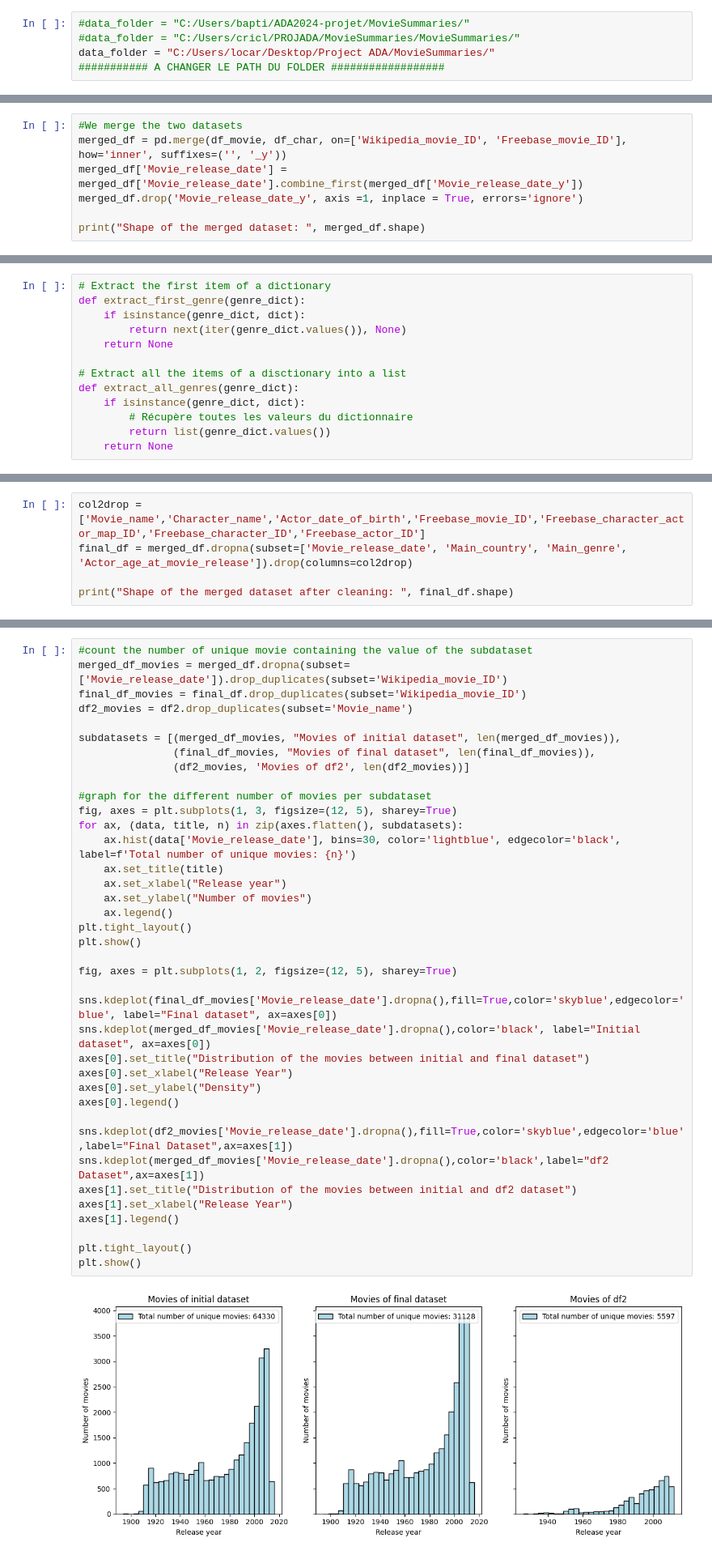
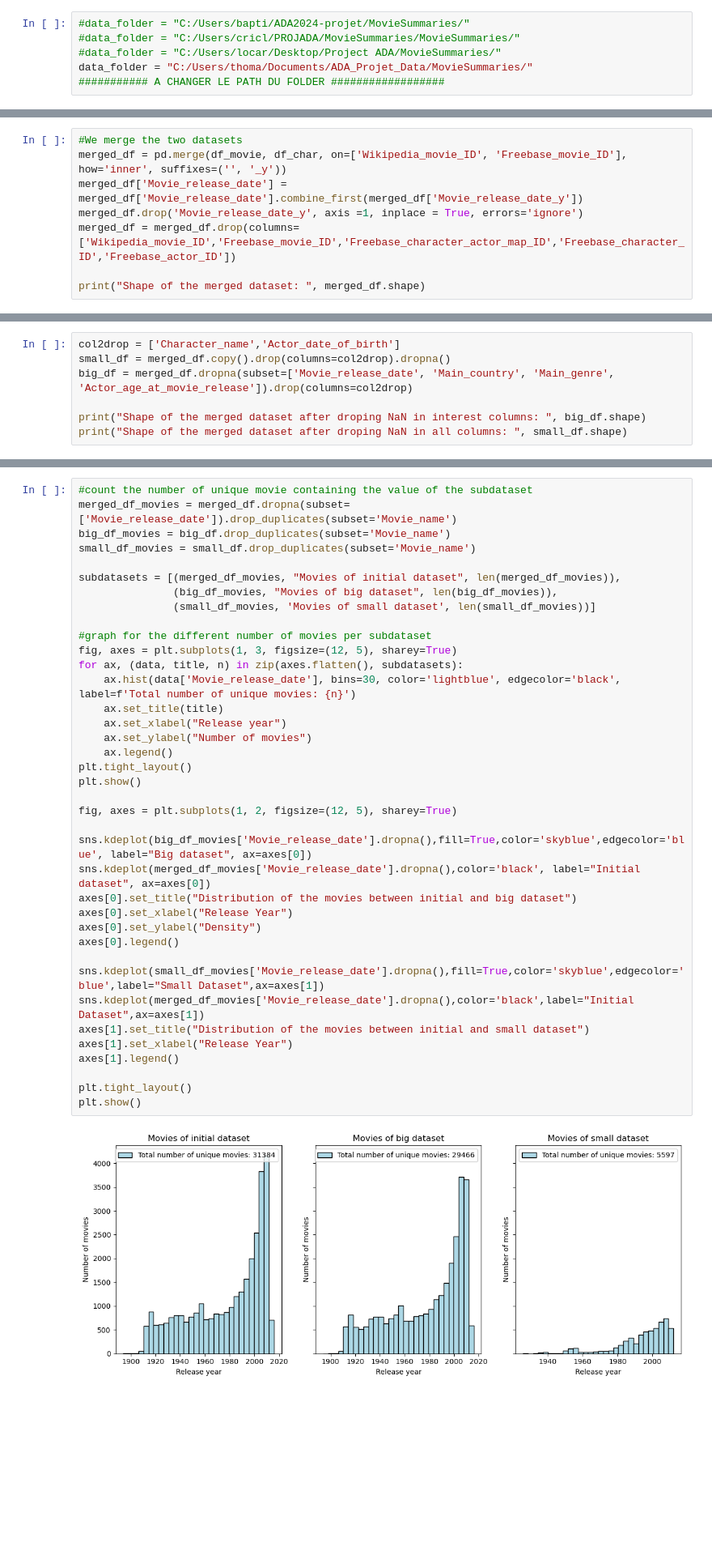
Before and after one commit to epfl-ada/ada-2024-project-ecureuilscosmiques24, a Jupyter notebook: projet_ADA.ipynb, the cells around one changed output, grey strips where cells are left out. Shown at 81% size. Cells and saved outputs as stored; diff of their text form; blank space fills up the shorter version.

```diff
--- a/projet_ADA.ipynb
+++ b/projet_ADA.ipynb
@@ -8,7 +9,8 @@ import ast
 # %%
 #data_folder = "C:/Users/bapti/ADA2024-projet/MovieSummaries/"
 #data_folder = "C:/Users/cricl/PROJADA/MovieSummaries/MovieSummaries/"
-data_folder = "C:/Users/locar/Desktop/Project ADA/MovieSummaries/"
+#data_folder = "C:/Users/locar/Desktop/Project ADA/MovieSummaries/"
+data_folder = "C:/Users/thoma/Documents/ADA_Projet_Data/MovieSummaries/"
 ########### A CHANGER LE PATH DU FOLDER ##################
 # %%
 try:
@@ -68,6 +70,7 @@ We have 3 common columns
 merged_df = pd.merge(df_movie, df_char, on=['Wikipedia_movie_ID', 'Freebase_movie_ID'], how='inner', suffixes=('', '_y'))
 merged_df['Movie_release_date'] = merged_df['Movie_release_date'].combine_first(merged_df['Movie_release_date_y'])
 merged_df.drop('Movie_release_date_y', axis =1, inplace = True, errors='ignore')
+merged_df = merged_df.drop(columns=['Wikipedia_movie_ID','Freebase_movie_ID','Freebase_character_actor_map_ID','Freebase_character_ID','Freebase_actor_ID'])
 
 print("Shape of the merged dataset: ", merged_df.shape)
 # %% [output]
@@ -84,19 +87,6 @@ merged_df.head(3)
 # %% [markdown]
 As we want to work with the dates, the ages, the genders we have to make sure that the data types are the good ones. We also want to transform some variables, for example the movie_genres wich are dict where the key is the genre ID and we don't want to keep it.
 We also want to convert the dates to datetime to make some calculus with later.
-# %%
-# Extract the first item of a dictionary
-def extract_first_genre(genre_dict):
-    if isinstance(genre_dict, dict):
-        return next(iter(genre_dict.values()), None)
-    return None
-
-# Extract all the items of a disctionary into a list
-def extract_all_genres(genre_dict):
-    if isinstance(genre_dict, dict):
-        # Récupère toutes les valeurs du dictionnaire
-        return list(genre_dict.values())
-    return None
 # %%
 # We convert the chains into dicts
 merged_df['Movie_languages'] = merged_df['Movie_languages'].apply(lambda x: ast.literal_eval(x) if isinstance(x, str) else x)
@@ -354,8 +300,10 @@ After the missing values analysis, we choose to drop the NaN values for our inte
 - Country
 - Main Genre
 # %%
-col2drop = ['Movie_name','Character_name','Actor_date_of_birth','Freebase_movie_ID','Freebase_character_actor_map_ID','Freebase_character_ID','Freebase_actor_ID']
-final_df = merged_df.dropna(subset=['Movie_release_date', 'Main_country', 'Main_genre', 'Actor_age_at_movie_release']).drop(columns=col2drop)
+col2drop = ['Character_name','Actor_date_of_birth']
+small_df = merged_df.copy().drop(columns=col2drop).dropna()
+big_df = merged_df.dropna(subset=['Movie_release_date', 'Main_country', 'Main_genre', 'Actor_age_at_movie_release']).drop(columns=col2drop)
 
-print("Shape of the merged dataset after cleaning: ", final_df.shape)
+print("Shape of the merged dataset after droping NaN in interest columns: ", big_df.shape)
+print("Shape of the merged dataset after droping NaN in all columns: ", small_df.shape)
 # %% [output]
@@ -373,41 +322,41 @@ final_df.head(3)
 As we dropped some values, we want to verify that our sample is still a good representation of the original dataset. However we want in majority to check the time evolution, we'll need to drop the release date in the original dataset.
 # %%
 #count the number of unique movie containing the value of the subdataset
-merged_df_movies = merged_df.dropna(subset=['Movie_release_date']).drop_duplicates(subset='Wikipedia_movie_ID')
-final_df_movies = final_df.drop_duplicates(subset='Wikipedia_movie_ID')
-df2_movies = df2.drop_duplicates(subset='Movie_name')
+merged_df_movies = merged_df.dropna(subset=['Movie_release_date']).drop_duplicates(subset='Movie_name')
+big_df_movies = big_df.drop_duplicates(subset='Movie_name')
+small_df_movies = small_df.drop_duplicates(subset='Movie_name')
 
 subdatasets = [(merged_df_movies, "Movies of initial dataset", len(merged_df_movies)),
-               (final_df_movies, "Movies of final dataset", len(final_df_movies)),
-               (df2_movies, 'Movies of df2', len(df2_movies))]
+               (big_df_movies, "Movies of big dataset", len(big_df_movies)),
+               (small_df_movies, 'Movies of small dataset', len(small_df_movies))]
 
 #graph for the different number of movies per subdataset
 fig, axes = plt.subplots(1, 3, figsize=(12, 5), sharey=True)
 for ax, (data, title, n) in zip(axes.flatten(), subdatasets):
     ax.hist(data['Movie_release_date'], bins=30, color='lightblue', edgecolor='black', label=f'Total number of unique movies: {n}')
     ax.set_title(title)
     ax.set_xlabel("Release year")
     ax.set_ylabel("Number of movies")
     ax.legend()
 plt.tight_layout()
 plt.show()
 
 fig, axes = plt.subplots(1, 2, figsize=(12, 5), sharey=True)
 
-sns.kdeplot(final_df_movies['Movie_release_date'].dropna(),fill=True,color='skyblue',edgecolor='blue', label="Final dataset", ax=axes[0])
+sns.kdeplot(big_df_movies['Movie_release_date'].dropna(),fill=True,color='skyblue',edgecolor='blue', label="Big dataset", ax=axes[0])
 sns.kdeplot(merged_df_movies['Movie_release_date'].dropna(),color='black', label="Initial dataset", ax=axes[0])
-axes[0].set_title("Distribution of the movies between initial and final dataset")
+axes[0].set_title("Distribution of the movies between initial and big dataset")
 axes[0].set_xlabel("Release Year")
 axes[0].set_ylabel("Density")
 axes[0].legend()
 
-sns.kdeplot(df2_movies['Movie_release_date'].dropna(),fill=True,color='skyblue',edgecolor='blue',label="Final Dataset",ax=axes[1])
-sns.kdeplot(merged_df_movies['Movie_release_date'].dropna(),color='black',label="df2 Dataset",ax=axes[1])
-axes[1].set_title("Distribution of the movies between initial and df2 dataset")
+sns.kdeplot(small_df_movies['Movie_release_date'].dropna(),fill=True,color='skyblue',edgecolor='blue',label="Small Dataset",ax=axes[1])
+sns.kdeplot(merged_df_movies['Movie_release_date'].dropna(),color='black',label="Initial Dataset",ax=axes[1])
+axes[1].set_title("Distribution of the movies between initial and small dataset")
 axes[1].set_xlabel("Release Year")
 axes[1].legend()
 
 plt.tight_layout()
 plt.show()
 # %% [output]
-[figure, old version]
+[figure, new version]
```
Also changed, not shown: parts of 36 cells of this notebook, 1 other file.
